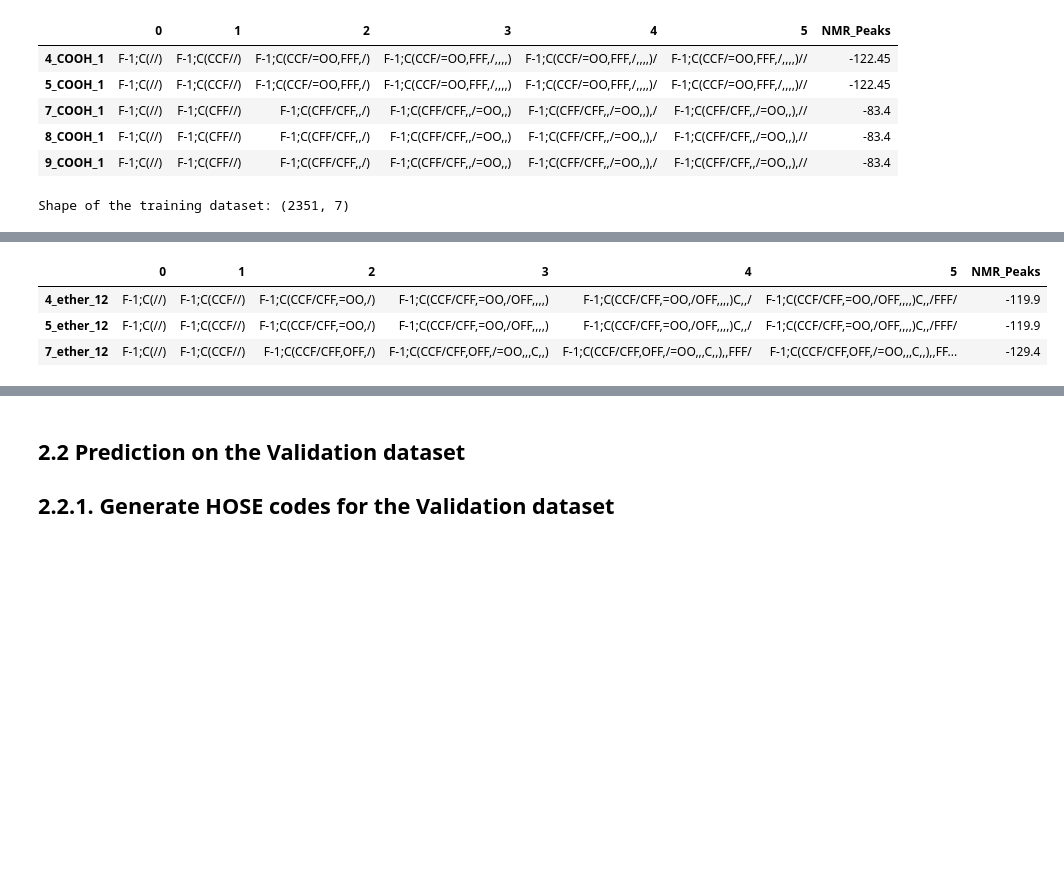
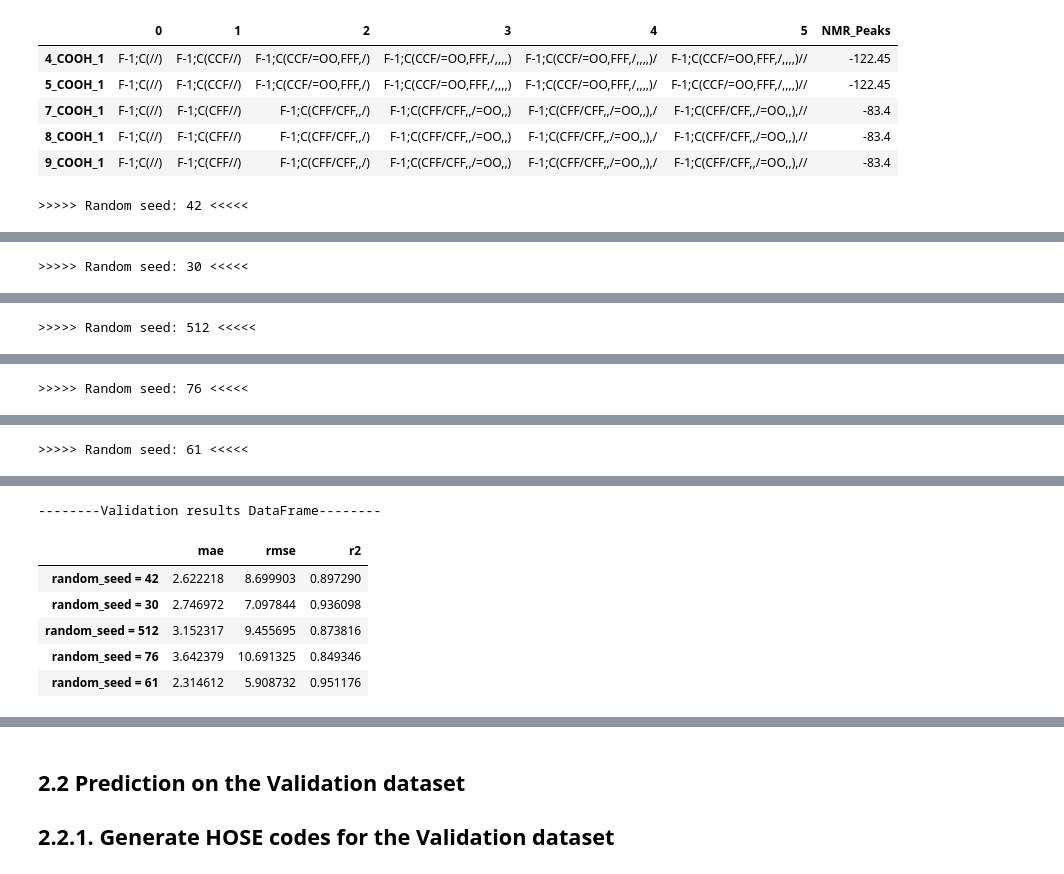
Before and after one commit to Dandan-Rao/19F-NMR-Machine-Learning-For-PFAS-Detection, a Jupyter notebook: notebooks/3_HOSE_based_nearest_neighbors_model.ipynb, the cells around one changed output, grey strips where cells are left out. Cells and saved outputs as stored; diff of their text form; code cells hidden in the pictures; blank space fills up the shorter version.

```diff
--- a/notebooks/3_HOSE_based_nearest_neighbors_model.ipynb
+++ b/notebooks/3_HOSE_based_nearest_neighbors_model.ipynb
@@ -114,24 +119,10 @@ The similarity score for each prediction, which reflects the accuracy of the pre
 ## 2.1 Database Creation<a class="anchor" id="2.1"></a>
 A HOSE Code-NMR shift database is constructed from the training dataset.
 # %%
-data_path = os.path.join("..", "dataset", "Raw_PFAS 19F NMR spectra data.csv")
-
-all_fluorinated_compounds = pd.read_csv(data_path, index_col=0)
-
-# Train, validation, test dataset split
-train_fluorinated_compounds, test_fluorinated_compounds = train_test_split(
-    all_fluorinated_compounds, test_size=0.15, random_state=RANDOM_STATE, shuffle=True
-)
-train_fluorinated_compounds, vali_fluorinated_compounds = train_test_split(
-    train_fluorinated_compounds, test_size=0.2, random_state=RANDOM_STATE, shuffle=True
-)
-print(
-    f"Number of fluorinated_compounds in the train dataset: {train_fluorinated_compounds.shape[0]}"
-)
-print(
-    f"Number of fluorinated_compounds in the validation dataset: {vali_fluorinated_compounds.shape[0]}"
-)
-print(
-    f"Number of fluorinated_compounds in the test dataset: {test_fluorinated_compounds.shape[0]}"
-)
+#
+# Get the train, validation, and test datasets
+#
+data_path = os.path.join("..", "dataset", "Processed_PFAS_19F_NMR_spectra_data.csv")
+All_fluorinated_compounds = pd.read_csv(data_path)
+train_dataset, test_fluorinated_compounds = common.split_datasets(All_fluorinated_compounds, RANDOM_STATE=RANDOM_STATE, verbose = True)
 # %% [output]
@@ -154,6 +194,6 @@ example
 # %%
-HOSE_Code_database = hose_code.getHoseCodeContent(train_fluorinated_compounds)
-print(f"Shape of the training dataset: {HOSE_Code_database.shape}")
-HOSE_Code_database.head(3)
+random_seeds = [42, 30, 512, 76, 61]
+
+HOSE_code_train_tables, HOSE_code_vali_tables, vali_results_tables, vali_results_df = test_HOSE_model_performance(train_dataset, random_seeds)
 # %% [output]
-Shape of the training dataset: (2351, 7)
+>>>>> Random seed: 42 <<<<<
@@ -159,0 +201 @@ Shape of the training dataset: (2351, 7)
+>>>>> Random seed: 30 <<<<<
@@ -159,0 +203 @@ Shape of the training dataset: (2351, 7)
+>>>>> Random seed: 512 <<<<<
@@ -159,0 +205 @@ Shape of the training dataset: (2351, 7)
+>>>>> Random seed: 76 <<<<<
@@ -159,0 +207 @@ Shape of the training dataset: (2351, 7)
+>>>>> Random seed: 61 <<<<<
@@ -160,4 +209,7 @@ Shape of the training dataset: (2351, 7)
+--------Validation results DataFrame--------
-|  | 0 | 1 | 2 | 3 | 4 | 5 | NMR_Peaks |
-| 4_ether_12 | F-1;C(//) | F-1;C(CCF//) | F-1;C(CCF/CFF,=OO,/) | F-1;C(CCF/CFF,=OO,/OFF,,,,) | F-1;C(CCF/CFF,=OO,/OFF,,,,)C,,/ | F-1;C(CCF/CFF,=OO,/OFF,,,,)C,,/FFF/ | -119.9 |
-| 5_ether_12 | F-1;C(//) | F-1;C(CCF//) | F-1;C(CCF/CFF,=OO,/) | F-1;C(CCF/CFF,=OO,/OFF,,,,) | F-1;C(CCF/CFF,=OO,/OFF,,,,)C,,/ | F-1;C(CCF/CFF,=OO,/OFF,,,,)C,,/FFF/ | -119.9 |
-| 7_ether_12 | F-1;C(//) | F-1;C(CCF//) | F-1;C(CCF/CFF,OFF,/) | F-1;C(CCF/CFF,OFF,/=OO,,,C,,) | F-1;C(CCF/CFF,OFF,/=OO,,,C,,),,FFF/ | F-1;C(CCF/CFF,OFF,/=OO,,,C,,),,FF... | -129.4 |
+|  | mae | rmse | r2 |
+| random_seed = 42 | 2.622218 | 8.699903 | 0.897290 |
+| random_seed = 30 | 2.746972 | 7.097844 | 0.936098 |
+| random_seed = 512 | 3.152317 | 9.455695 | 0.873816 |
+| random_seed = 76 | 3.642379 | 10.691325 | 0.849346 |
+| random_seed = 61 | 2.314612 | 5.908732 | 0.951176 |
```
Also changed, not shown: parts of 23 cells of this notebook, 8 other files.
